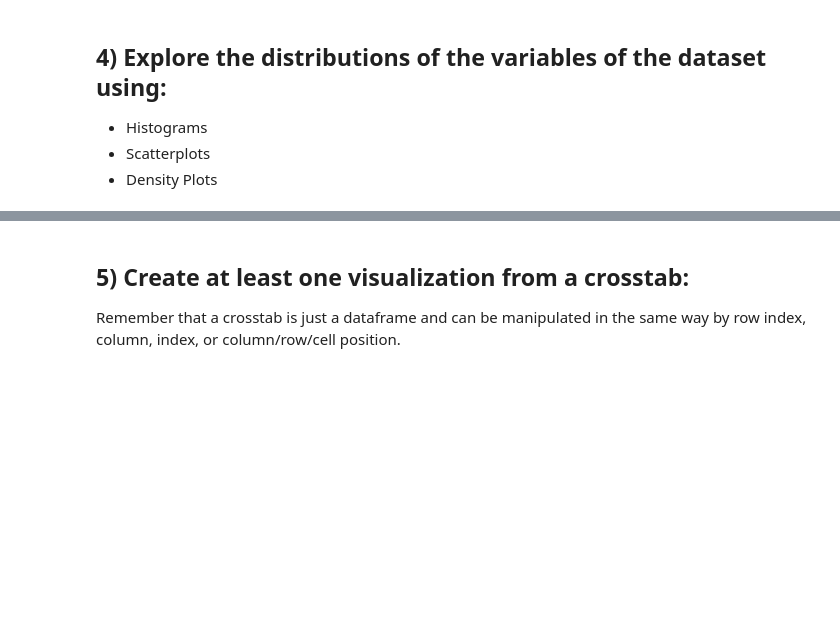
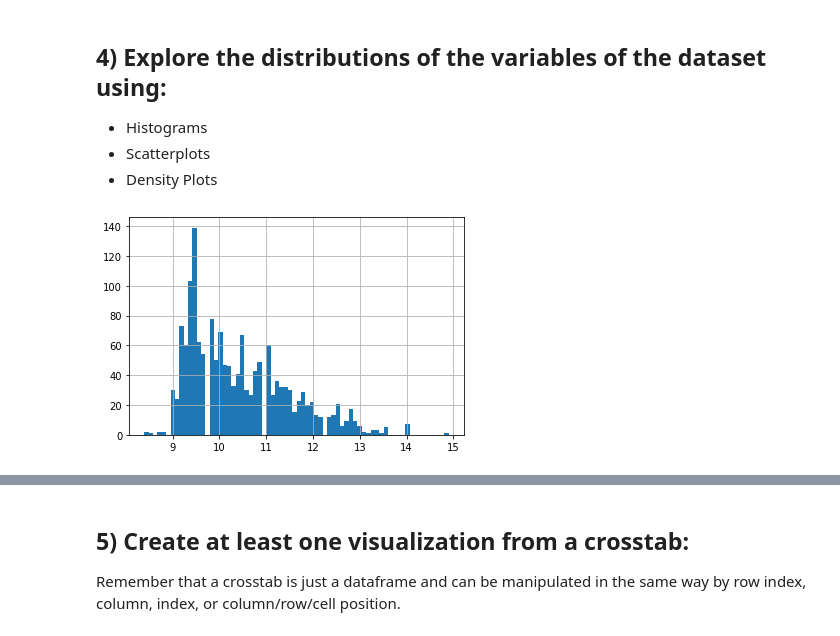
Before and after one commit to daniela500/DS-Unit-1-Sprint-1-Data-Wrangling-and-Storytelling, a Jupyter notebook: module1-exploratory-data-analysis/LS_DS_111_Exploratory_Data_Analysis_Assignment.ipynb, the cells around one changed output, grey strips where cells are left out. Drawn from its saved outputs; the diff is of its cells as text; code cells hidden in the pictures; blank space fills up the shorter version.

```diff
--- a/module1-exploratory-data-analysis/LS_DS_111_Exploratory_Data_Analysis_Assignment.ipynb
+++ b/module1-exploratory-data-analysis/LS_DS_111_Exploratory_Data_Analysis_Assignment.ipynb
@@ -89,14 +89,19 @@ Choose a second dataset from the "Popular Datasets" listing on UCI, but this tim
 # And note you should write comments, descriptions, and add new
 # code and text blocks as needed
 
-from google.colab import files
-uploaded = files.upload()
+import pandas as pd
+# approach 1 to load from local drive to colab file system
+# from google.colab import files
+# uploaded = files.upload()
 
-red_wine_url = ''
-white_wine_url = ''
-
+# approach 2to load from local drive to colab file system is to use the left side
+file_name_red = 'winequality-red.csv'
+file_name_white = 'winequality-white.csv'
 
 wine_column_headers = ['fixed acidity','volatile acidity','citric acid','residual sugar','chlorides',
 'free sulfur dioxide','total sulfur dioxide','density','pH','sulphates',
 'alcohol','quality']
+
+redwine = pd.read_csv(file_name_red,delimiter=';')
+redwine.head()
 # %% [output]
@@ -104,0 +114,3 @@ Saving winequality-white.csv to winequality-white.csv
+# %%
+redwine = pd.read_csv(file_name_red, delimiter=';' )
+redwine.shape
@@ -115,3 +215,6 @@ Take whichever of the above datasets has more categorical variables and use cros
 - Density Plots
 # %%
 # Your Code Here
+redwine['alcohol'].hist(bins=70);
+# %% [output]
+[figure, added]
```
Also changed, not shown: parts of 12 cells of this notebook.
